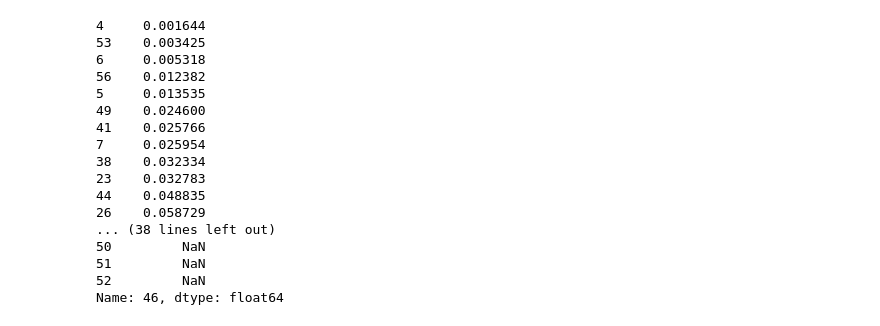
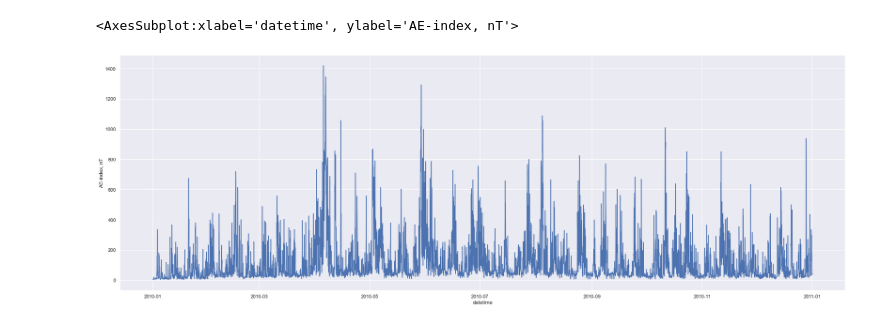
Before and after one commit to Easyisac/Geomagnetic_Auroral_Electrojet_Index_Forecasting, a Jupyter notebook: Untitled.ipynb, the cells around one changed output. Drawn from its saved outputs; the diff is of its cells as text; code cells hidden in the pictures.

```diff
--- a/Untitled.ipynb
+++ b/Untitled.ipynb
@@ -24,25 +4,23 @@ def check_errors(x):
+# %%
+def clean_missing(data, start, end):
+    cols = data.columns.tolist()[start:end]
+    for col in cols:
+        column = data[col]
+        if check_errors(column.max()):
+            masked = column.mask(column == column.max())
+            data[col] = masked.interpolate(limit_direction='both')
+    return data
+
+def check_errors(x):
+    length = int(math.log10(x)) + 1
+    y = (int(math.pow(10, length)) - 1)
+    return y <= x
+
+def set_day(data):
+    date = data[['YEAR', 'DOY', 'Hour']]
+    return pd.to_datetime(date['YEAR'] * 100000 + date['DOY'] * 100 + date['Hour'], format='%Y%j%H')
 # %%
-dataset = pd.read_csv('E:/Archivio/____Tesi/raw_data/omni_test.csv', header=None)
-#dataset['datetime'] = set_day(dataset)
-dataset = clean_missing(dataset)
-columns = dataset.columns.tolist()
-colsX = columns[4:]
-print(dataset[colsX].corr()[46].abs().sort_values())
+dataset = pd.read_csv('E:/Archivio/____Tesi/raw_data/omni_new_2010.csv')
+
+dataset['datetime'] = set_day(dataset)
+dataset = clean_missing(dataset, 3, -1)
-# %% [output]
-4     0.001644
-53    0.003425
-6     0.005318
-56    0.012382
-5     0.013535
-49    0.024600
-41    0.025766
-7     0.025954
-38    0.032334
-23    0.032783
-44    0.048835
-26    0.058729
-... (38 lines left out)
-50         NaN
-51         NaN
-52         NaN
-Name: 46, dtype: float64
@@ -48,0 +30,6 @@ Name: 46, dtype: float64
+# %%
+fig, ax = pyplot.subplots(figsize=(30, 10))
+sns.lineplot(data=dataset, x='datetime', y='AE-index, nT', ax=ax)
+# %% [output]
+<AxesSubplot:xlabel='datetime', ylabel='AE-index, nT'>
+[figure, added]
```
Also changed, not shown: parts of 2 cells of this notebook, 37 other files.
